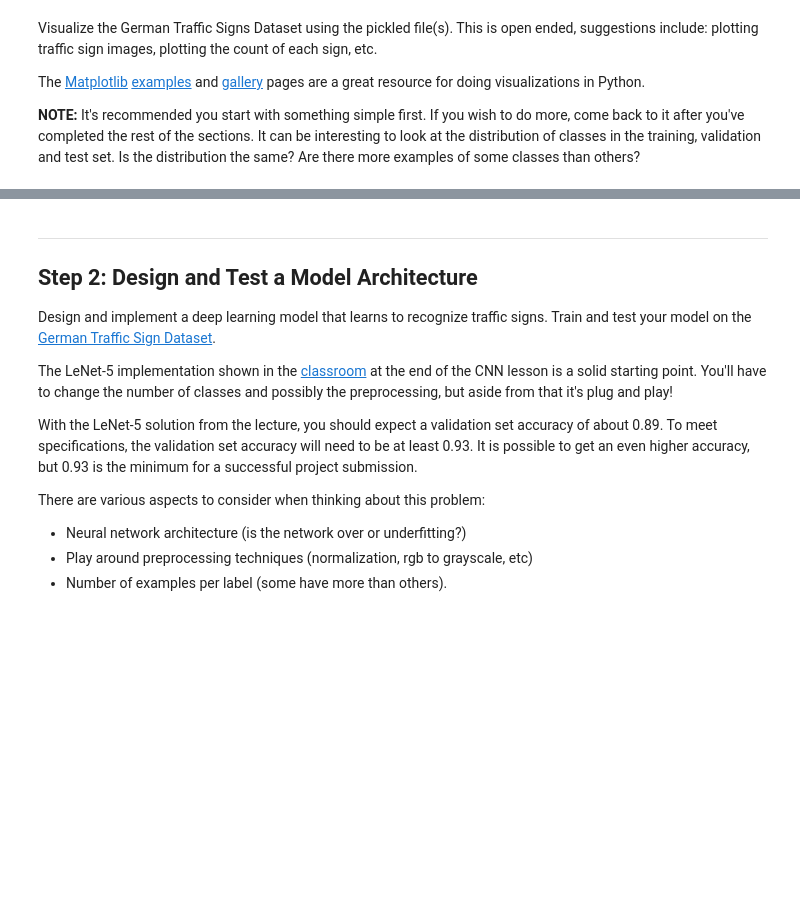
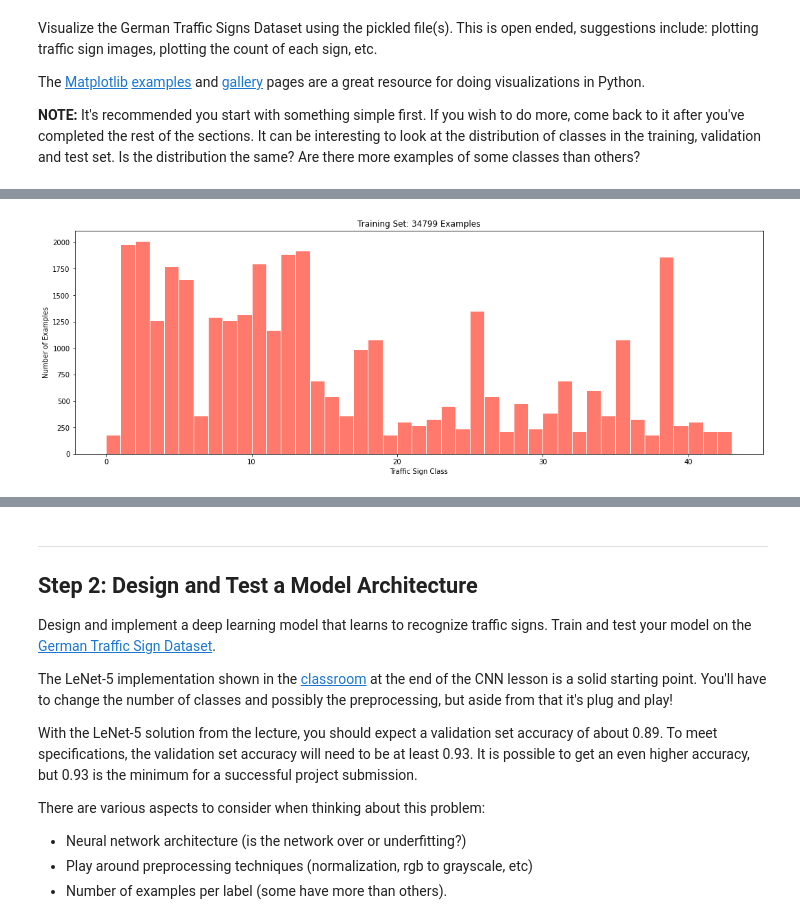
Before and after one commit to jasleon/Traffic-Sign-Classifier, a Jupyter notebook: Traffic_Sign_Classifier.ipynb, the cells around one changed output, grey strips where cells are left out. Cells and saved outputs as stored; diff of their text form; code cells hidden in the pictures; blank space fills up the shorter version.

Commit message:
Plot histogram of the datasets

```diff
--- a/Traffic_Sign_Classifier.ipynb
+++ b/Traffic_Sign_Classifier.ipynb
@@ -119,0 +120,19 @@ Class of the training example =  Speed limit (30km/h)
+# %%
+def visualize_dataset(dataset, name, color):
+    """
+    Helper function to visualize datasets
+    """
+    # Create a figure
+    plt.figure(figsize=(18, 6))
+
+    # Plot histogram of the dataset
+    counts, _, _ = plt.hist(dataset, bins=n_classes, range=(0, n_classes), color=color, edgecolor='white')
+
+    # Show histogram information
+    plt.title('{} Set: {} Examples'.format(name, int(counts.sum())))
+    plt.xlabel('Traffic Sign Class')
+    plt.ylabel('Number of Examples')
+# %%
+visualize_dataset(y_train, 'Training', 'xkcd:salmon')
+# %% [output]
+[figure, added]
```
Also changed, not shown: parts of 3 cells of this notebook.
